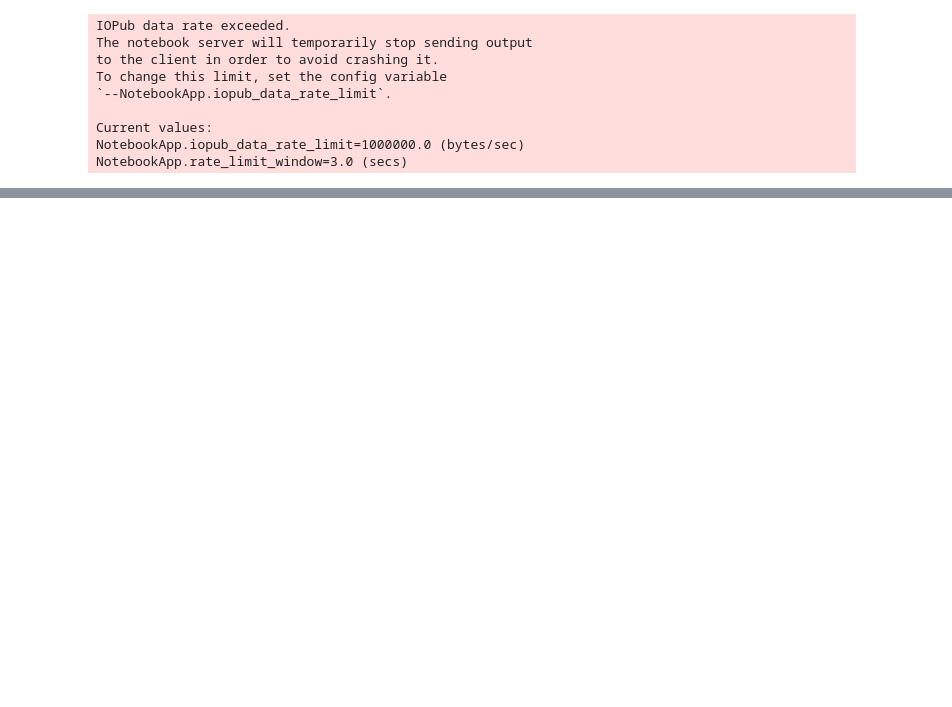
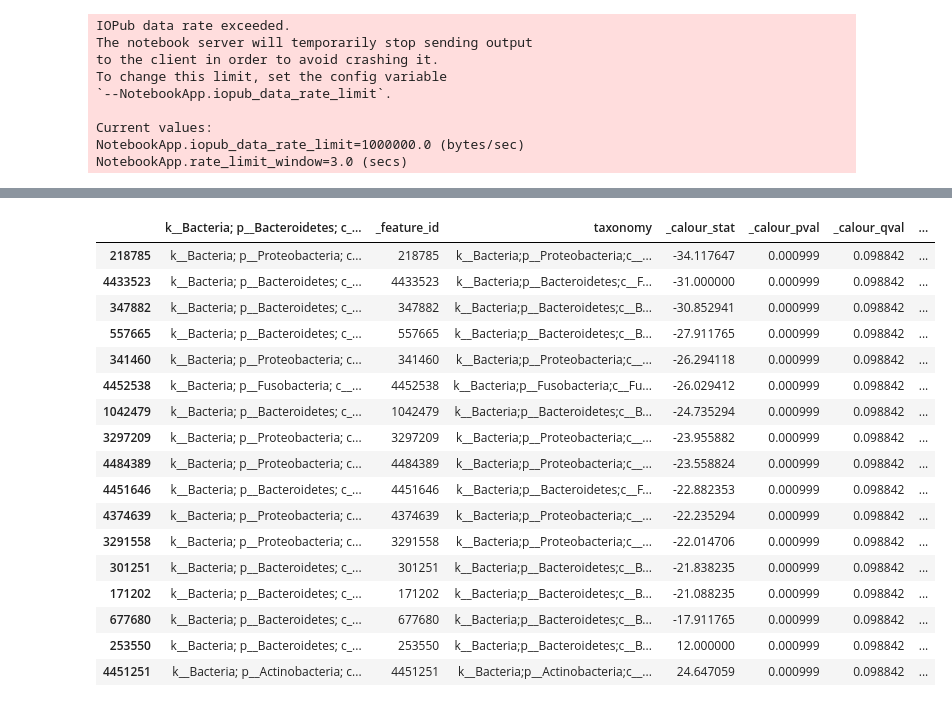
Before and after one commit to pranshudatta25/IFN646-portfolio4, a Jupyter notebook: N11354631_Portfolio4.ipynb, the cells around one changed output, grey strips where cells are left out. Saved outputs shown, nothing was run; the diff lists cells and outputs as text; code cells hidden in the pictures; blank space fills up the shorter version.

```diff
--- a/N11354631_Portfolio4.ipynb
+++ b/N11354631_Portfolio4.ipynb
@@ -159,0 +116,2 @@ Standard Deviation: 1190.438139448059
+# %%
+data=data.filter_sum_abundance(10)
@@ -159,0 +150,2 @@ Standard Deviation: 1190.438139448059
+# %%
+data = data.cluster_features()
@@ -159,0 +507,2 @@ Standard Deviation: 1190.438139448059
+# %%
+data_throat = data.filter_samples('airwaysite', 'Throat')
@@ -159,0 +511,2 @@ Standard Deviation: 1190.438139448059
+# %%
+result5 = data_throat.diff_abundance('smoker','Yes','No', random_seed=2018, fdr_method='bhfdr')
@@ -159,0 +518,21 @@ Standard Deviation: 1190.438139448059
+# %%
+result5.feature_metadata
+# %% [output]
+|  | k__Bacteria; p__Bacteroidetes; c_... | _feature_id | taxonomy | _calour_stat | _calour_pval | _calour_qval | ... |
+| 218785 | k__Bacteria; p__Proteobacteria; c... | 218785 | k__Bacteria;p__Proteobacteria;c__... | -34.117647 | 0.000999 | 0.098842 | ... |
+| 4433523 | k__Bacteria; p__Bacteroidetes; c_... | 4433523 | k__Bacteria;p__Bacteroidetes;c__F... | -31.000000 | 0.000999 | 0.098842 | ... |
+| 347882 | k__Bacteria; p__Bacteroidetes; c_... | 347882 | k__Bacteria;p__Bacteroidetes;c__B... | -30.852941 | 0.000999 | 0.098842 | ... |
+| 557665 | k__Bacteria; p__Bacteroidetes; c_... | 557665 | k__Bacteria;p__Bacteroidetes;c__B... | -27.911765 | 0.000999 | 0.098842 | ... |
+| 341460 | k__Bacteria; p__Proteobacteria; c... | 341460 | k__Bacteria;p__Proteobacteria;c__... | -26.294118 | 0.000999 | 0.098842 | ... |
+| 4452538 | k__Bacteria; p__Fusobacteria; c__... | 4452538 | k__Bacteria;p__Fusobacteria;c__Fu... | -26.029412 | 0.000999 | 0.098842 | ... |
+| 1042479 | k__Bacteria; p__Bacteroidetes; c_... | 1042479 | k__Bacteria;p__Bacteroidetes;c__B... | -24.735294 | 0.000999 | 0.098842 | ... |
+| 3297209 | k__Bacteria; p__Proteobacteria; c... | 3297209 | k__Bacteria;p__Proteobacteria;c__... | -23.955882 | 0.000999 | 0.098842 | ... |
+| 4484389 | k__Bacteria; p__Proteobacteria; c... | 4484389 | k__Bacteria;p__Proteobacteria;c__... | -23.558824 | 0.000999 | 0.098842 | ... |
+| 4451646 | k__Bacteria; p__Bacteroidetes; c_... | 4451646 | k__Bacteria;p__Bacteroidetes;c__F... | -22.882353 | 0.000999 | 0.098842 | ... |
+| 4374639 | k__Bacteria; p__Proteobacteria; c... | 4374639 | k__Bacteria;p__Proteobacteria;c__... | -22.235294 | 0.000999 | 0.098842 | ... |
+| 3291558 | k__Bacteria; p__Proteobacteria; c... | 3291558 | k__Bacteria;p__Proteobacteria;c__... | -22.014706 | 0.000999 | 0.098842 | ... |
+| 301251 | k__Bacteria; p__Bacteroidetes; c_... | 301251 | k__Bacteria;p__Bacteroidetes;c__B... | -21.838235 | 0.000999 | 0.098842 | ... |
+| 171202 | k__Bacteria; p__Bacteroidetes; c_... | 171202 | k__Bacteria;p__Bacteroidetes;c__B... | -21.088235 | 0.000999 | 0.098842 | ... |
+| 677680 | k__Bacteria; p__Bacteroidetes; c_... | 677680 | k__Bacteria;p__Bacteroidetes;c__B... | -17.911765 | 0.000999 | 0.098842 | ... |
+| 253550 | k__Bacteria; p__Bacteroidetes; c_... | 253550 | k__Bacteria;p__Bacteroidetes;c__B... | 12.000000 | 0.000999 | 0.098842 | ... |
+| 4451251 | k__Bacteria; p__Actinobacteria; c... | 4451251 | k__Bacteria;p__Actinobacteria;c__... | 24.647059 | 0.000999 | 0.098842 | ... |
```
Also changed, not shown: parts of 77 cells of this notebook.
